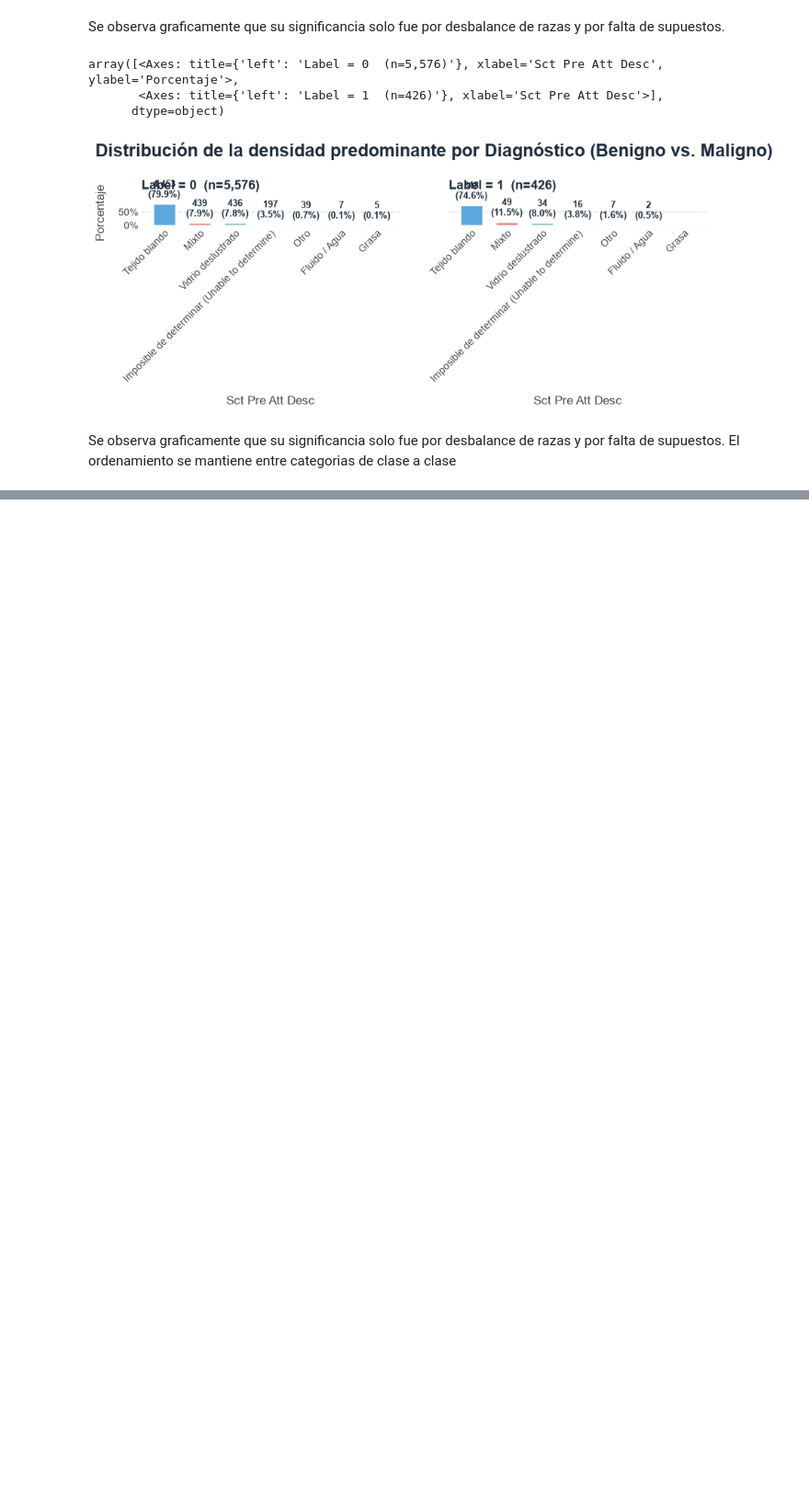
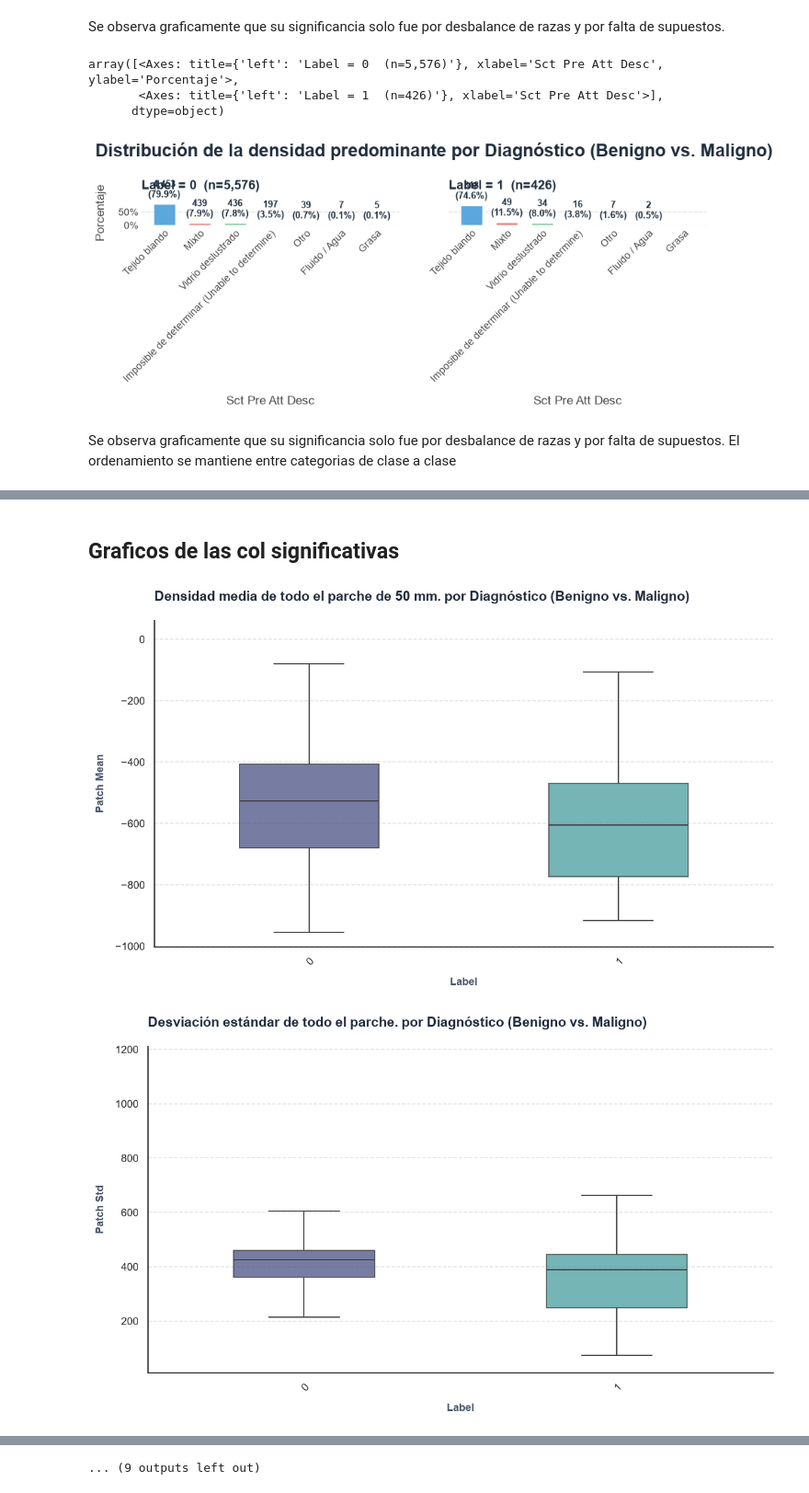
Before and after one commit to juanpablocarrillohortua/health_tech_lung_cancer, a Jupyter notebook: notebooks/image_caracteristics.ipynb, the cells around one changed output, grey strips where cells are left out. Shown at 92% size. Drawn from its saved outputs; the diff is of its cells as text; code cells hidden in the pictures; blank space fills up the shorter version.

```diff
--- a/notebooks/image_caracteristics.ipynb
+++ b/notebooks/image_caracteristics.ipynb
@@ -780,0 +1356,6 @@ Se observa graficamente que su significancia solo fue por desbalance de razas y
+# %%
+hypotesis_test = test_features_against_target(
+    analisis_imagenes,
+    target_variable="label",
+    feature_variables=list(interesting_cols.keys()),
+)
@@ -780,0 +1391,17 @@ Se observa graficamente que su significancia solo fue por desbalance de razas y
+# %% [markdown]
+## Graficos de las col significativas
+# %%
+sig_cols = hypotesis_test[hypotesis_test["decision"] == "Se rechaza H0"][
+    "feature"
+].tolist()
+for col in sig_cols:
+    plot_segmented_boxplot(
+        analisis_imagenes,
+        cat_col="label",
+        num_col=col,
+        show_points=False,
+        title=f"{interesting_cols.get(col, col)} por Diagnóstico (Benigno vs. Maligno)",  #  noqa: E501
+    )
+# %% [output]
+[figure, added]
+[figure, added]
@@ -780,0 +1418 @@ Se observa graficamente que su significancia solo fue por desbalance de razas y
+... (9 outputs left out)
```
Also changed, not shown: parts of 37 cells of this notebook, 2 other files.
